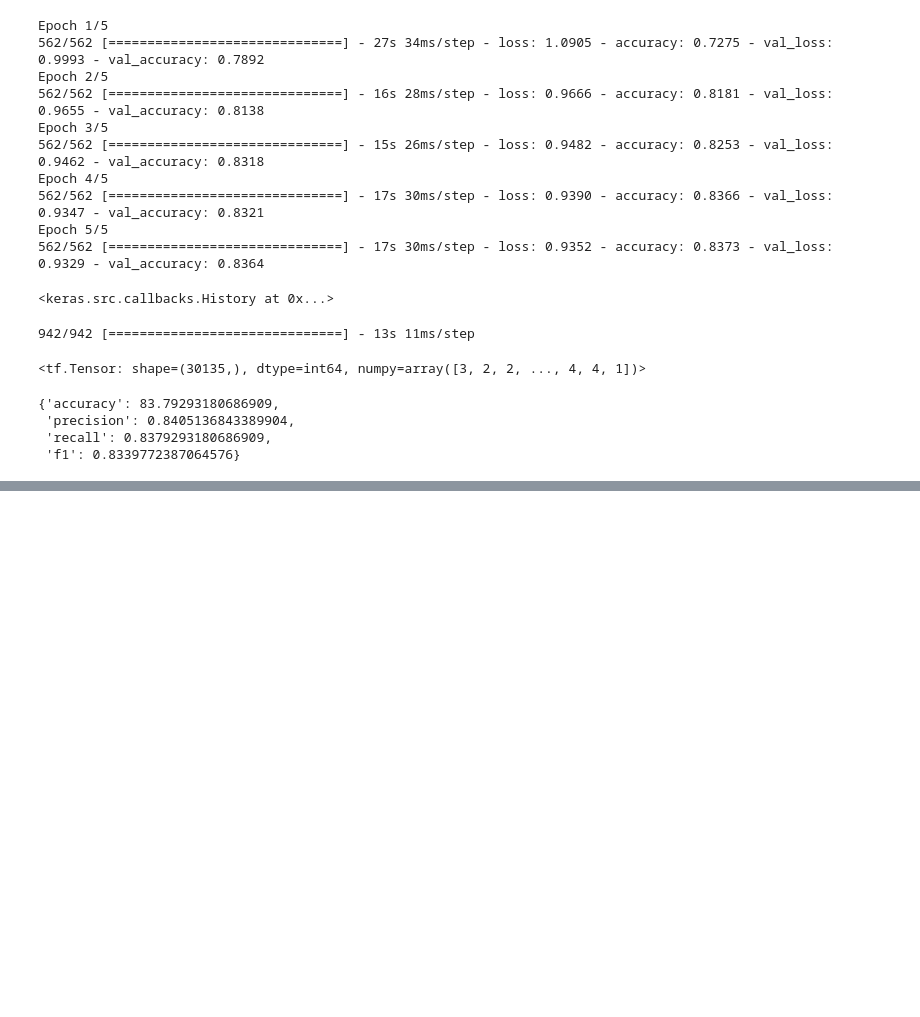
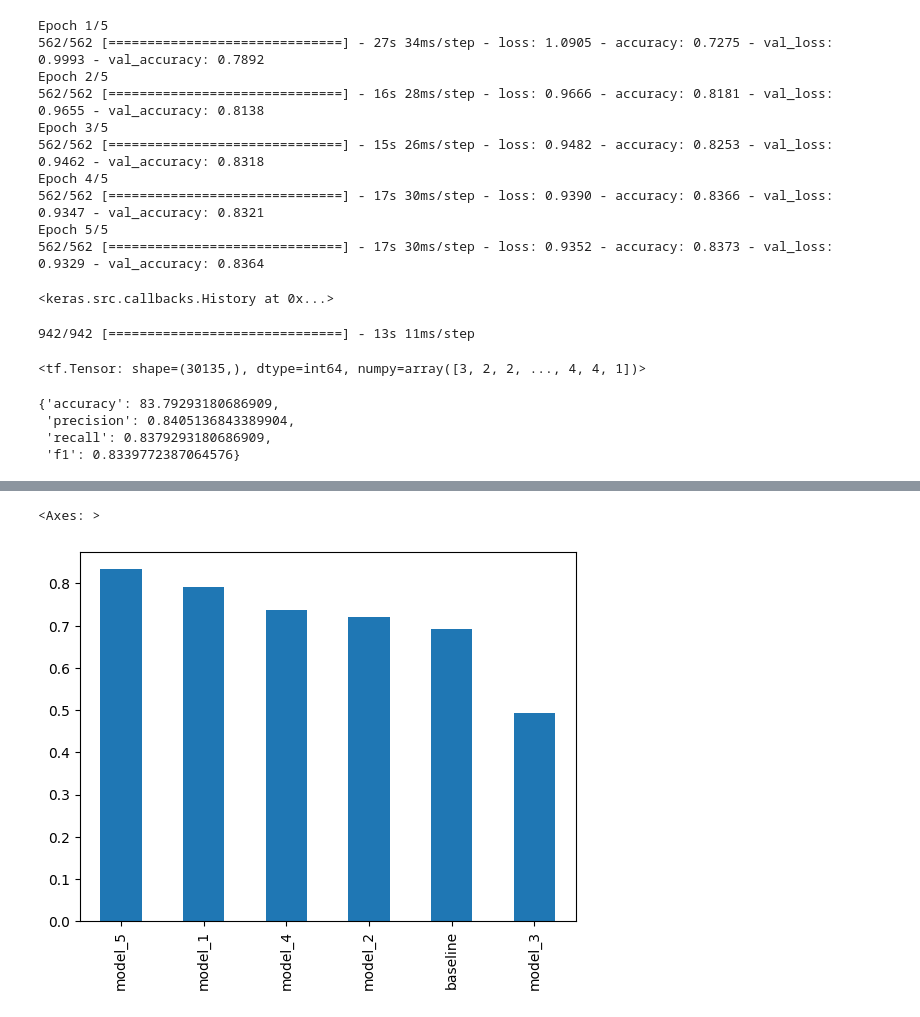
Before and after one commit to klsharma22/TensorflowCertifcationCourse, a Jupyter notebook: Milestone Projects/09_milestone_project_2_Skim_Lit.ipynb, the cells around one changed output, grey strips where cells are left out. Drawn from its saved outputs; the diff is of its cells as text; code cells hidden in the pictures; blank space fills up the shorter version.

```diff
--- a/Milestone Projects/09_milestone_project_2_Skim_Lit.ipynb
+++ b/Milestone Projects/09_milestone_project_2_Skim_Lit.ipynb
@@ -1134,0 +1152,5 @@ model_5_results
+# %%
+model_all_results['f1'].sort_values(ascending= False).plot.bar()
+# %% [output]
+<Axes: >
+[figure, added]
```
Also changed, not shown: parts of 3 cells of this notebook.
